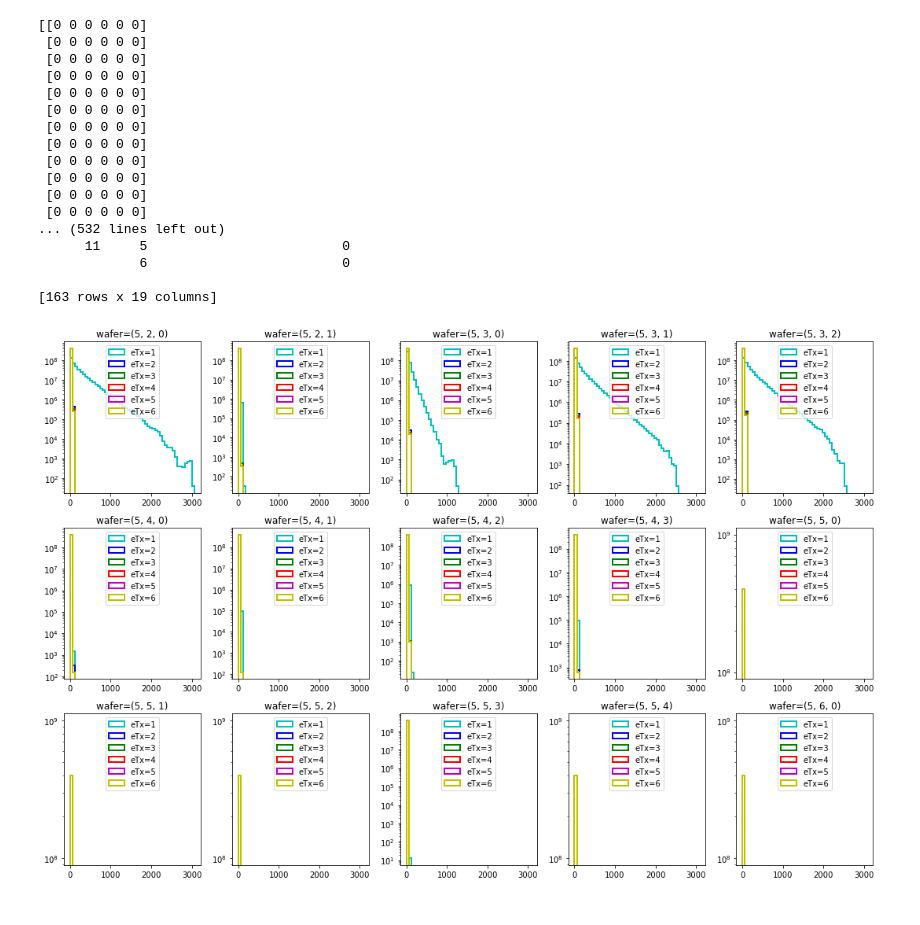
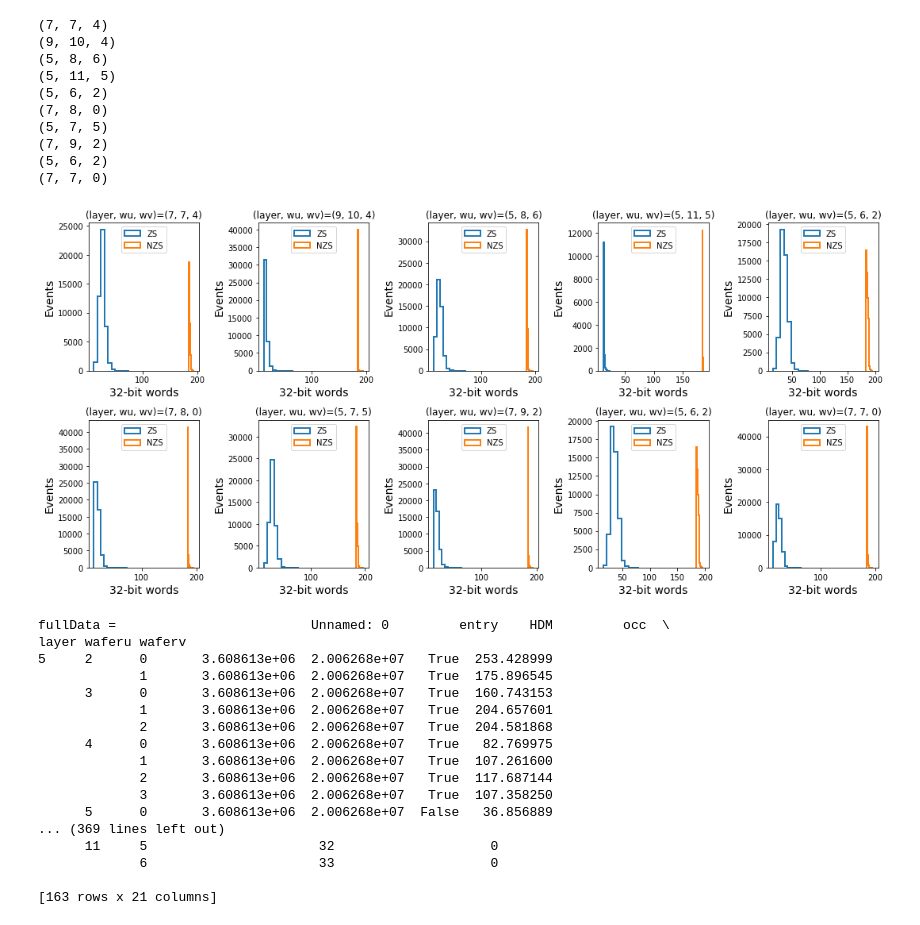
Before and after one commit to ravindkv/hgcal-econd-buffer, a Jupyter notebook: bufferPlots.ipynb, the cells around one changed output. Cells and saved outputs as stored; diff of their text form; code cells hidden in the pictures.

```diff
--- a/bufferPlots.ipynb
+++ b/bufferPlots.ipynb
@@ -229,46 +477,36 @@ def getDF(inputDF, LogName=None,Nstart=0,N=100):
+# %%
+plotWords()
+# %% [output]
+(7, 7, 4)
+(9, 10, 4)
+(5, 8, 6)
+(5, 11, 5)
+(5, 6, 2)
+(7, 8, 0)
+(5, 7, 5)
+(7, 9, 2)
+(5, 6, 2)
+(7, 7, 0)
+[figure, added]
 # %%
-#fullData,L1As, buffHist, OF, MS = getDF(daq_Data,LogName='bufferSim__34676729',Nstart=0,N=2)
-fullData,L1As, buffHist, OF, MS = getDF(daq_Data,LogName='bufferSim__74068303',Nstart=0,N=100)
+fullData, L1As, buffHist, OF, MS = getDF(daq_Data, 'log_0', 'bufferSim__74743626', 0, 100)
+#fullData, L1As, buffHist, OF, MS = getDF(daq_Data, 'log_0', 'bufferSim__74743626', 0, 100)
+#fullData, L1As, buffHist, OF, MS = getDF(daq_Data, 'log_0', 'bufferSim__74743626', 0, 100)
 # %% [output]
-[[0 0 0 0 0 0]
- [0 0 0 0 0 0]
- [0 0 0 0 0 0]
- [0 0 0 0 0 0]
- [0 0 0 0 0 0]
- [0 0 0 0 0 0]
- [0 0 0 0 0 0]
- [0 0 0 0 0 0]
- [0 0 0 0 0 0]
- [0 0 0 0 0 0]
- [0 0 0 0 0 0]
- [0 0 0 0 0 0]
-... (532 lines left out)
-      11     5                         0
-             6                         0
+fullData =                         Unnamed: 0         entry    HDM         occ  \
+layer waferu waferv
+5     2      0       3.608613e+06  2.006268e+07   True  253.428999
+             1       3.608613e+06  2.006268e+07   True  175.896545
+      3      0       3.608613e+06  2.006268e+07   True  160.743153
+             1       3.608613e+06  2.006268e+07   True  204.657601
+             2       3.608613e+06  2.006268e+07   True  204.581868
+      4      0       3.608613e+06  2.006268e+07   True   82.769975
+             1       3.608613e+06  2.006268e+07   True  107.261600
+             2       3.608613e+06  2.006268e+07   True  117.687144
+             3       3.608613e+06  2.006268e+07   True  107.358250
+      5      0       3.608613e+06  2.006268e+07  False   36.856889
+... (369 lines left out)
+      11     5                      32                    0
+             6                      33                    0
 
-[163 rows x 19 columns]
+[163 rows x 21 columns]
-# %%
-colList = ["c", "b", "g", "r","m","y"]
-xArray = []
-for i in range(1536*2):
-    xArray.append(i)
-plt.rcParams["figure.figsize"] = [7.50, 3.50]
-plt.rcParams["figure.autolayout"] = True
-count = 1
-plt.subplots(figsize=(15, 10))
-#for h in range(len(buffHist)):
-for h in range(15):
-    #print(count)
-    plt.subplot(3, 5, count)
-    for eTx in range(len(buffHist)):
-        #plt.plot( xArray, buffHist[eTx][h], label="eTx=%i"%(eTx+1))
-        plt.hist(xArray, bins=50, weights=buffHist[eTx][h], edgecolor=colList[eTx], label="eTx=%i"%(eTx+1), histtype='step', linewidth=2)
-        plt.title("wafer=%s"%str(wedges.index[h]))
-        #plt.xlabel("Buffer size (32-bit words)", size=14)
-        #plt.xlabel("Buffer size", size=14)
-        plt.legend(loc='upper center')
-        plt.yscale('log')
-    count+=1
-plt.show()
-# %% [output]
-[figure, removed]
```
Also changed, not shown: parts of 13 cells of this notebook, 7 other files.
